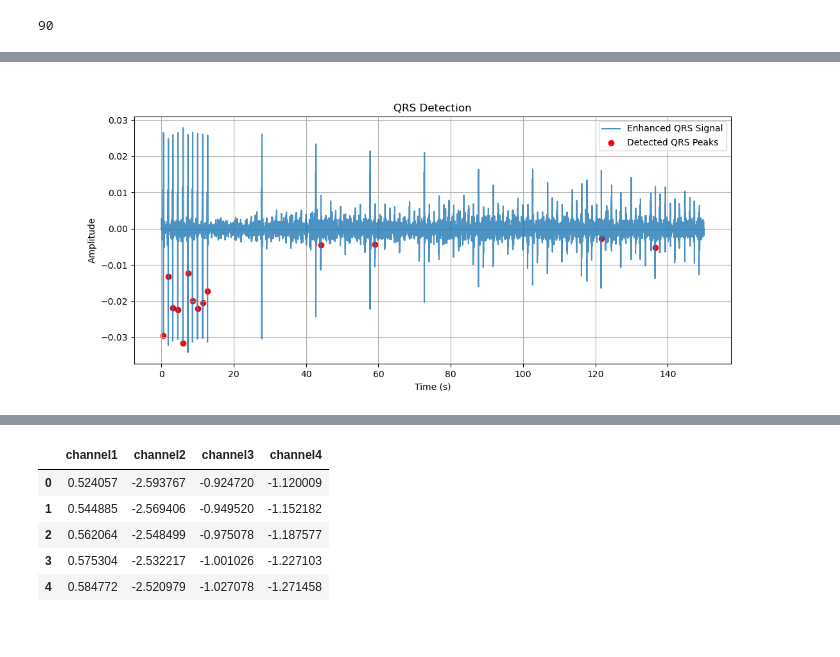
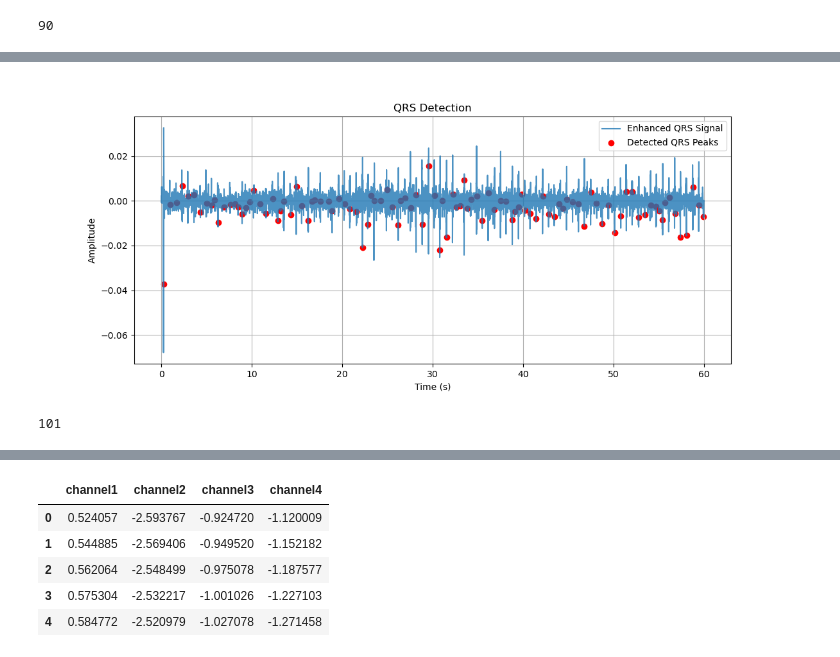
Before and after one commit to EmadBahreini/Fetal_ECG_Detector, a Jupyter notebook: my-way.ipynb, the cells around one changed output, grey strips where cells are left out. Drawn from its saved outputs; the diff is of its cells as text; code cells hidden in the pictures.

```diff
--- a/my-way.ipynb
+++ b/my-way.ipynb
@@ -125,7 +200,7 @@ def baseline_wander_remover(fecg_df:pd.DataFrame)->pd.DataFrame:
     dummy_df = fecg_df.copy()
     for i in dummy_df.columns:
         if(i != 'time'):
-            dummy_df[i] = wander_removal(dummy_df[i])
+            dummy_df[i] = wander_removal(dummy_df[i],fs=sampling_rate,plot_filter_resp=False,plot_result=False,)
     return dummy_df
 # %%
 s2 = baseline_wander_remover(s1)
@@ -372,4 +409,4 @@ def upsampling(fecg_df: pd.DataFrame, fs: int, new_fs: int, plot_result=False) -
 # %%
-s4 = upsampling(s3, 400, 2000,plot_result=True)
+s4 = changeSamplingRate(s3, 400, 2000,plot_result=True)
 sampling_rate = 2000  # Hz
 # %% [output]
@@ -377,31 +413,0 @@ sampling_rate = 2000  # Hz
-# %%
-signal = np.array([0, 1, 2, 1, 2, 1,0])
-template = np.array([1, 2, 1])
-
-r = correlate(signal, template, mode='same')
-# Normalization by template energy (||t||^2)
-template_energy = np.linalg.norm(template) ** 2
-if template_energy != 0:
-    # Normalize the correlation result
-    r_normalized = r / template_energy
-else:
-    r_normalized = r
-
-print("Correlation result:")
-print(r)
-print("Normalized correlation result:")
-print(r_normalized)
-# Plot the correlation result
-plt.figure(figsize=(10, 4))
-plt.plot(signal, label='Signal')
-plt.plot(template, label='Template')
-plt.plot(r, label='Correlation')
-plt.plot(r_normalized, label='Normalized Correlation')
-plt.title('Correlation Result')
-plt.xlabel('Sample Index')
-plt.ylabel('Correlation Value')
-plt.legend()
-plt.grid()
-plt.show()
-
-print(np.argmax(r_normalized))
@@ -877,7 +887,7 @@ def mecg_cancellation(ecg_df,refined_qrs_peaks, fs, N=10):
             # Subtract m_hat from the original signal if it is a good estimate
             # Check if the estimated signal is close to the original
             corr = np.corrcoef(m_full, m_hat)[0, 1]
-            if corr > 0.79:
+            if corr > 0.70:
                 signal[start:end] -= m_hat
             else:
                 # If the correlation is low, skip this window
@@ -1019,4 +1050,8 @@ plt.show()
 # %%
-qrs_peaks_fetal = QRS_detector(s5_pca,sampling_rate=2000, show_plot=True,threshold=0.2, min_distance=0.25)
+qrs_peaks_fetal = QRS_detector(s5_pca,sampling_rate=2000, show_plot=True,threshold=0.5, min_distance=0.3)
 # %% [output]
-[figure, old version]
+[figure, new version]
+# %%
+len(qrs_peaks_fetal)
+# %% [output]
+101
```
Also changed, not shown: parts of 35 cells of this notebook, 7 other files.
